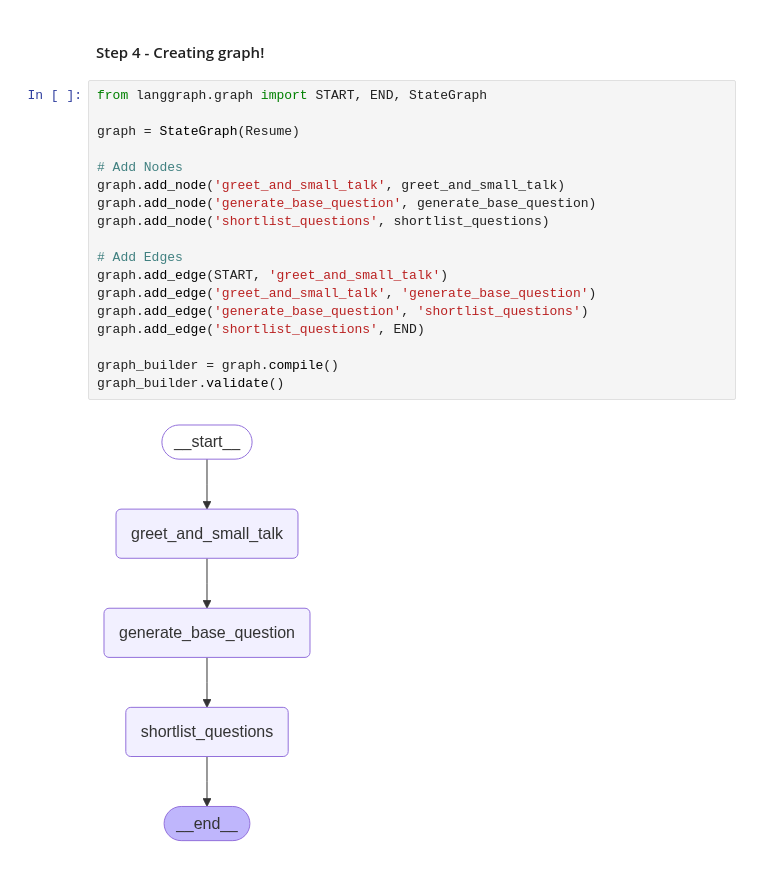
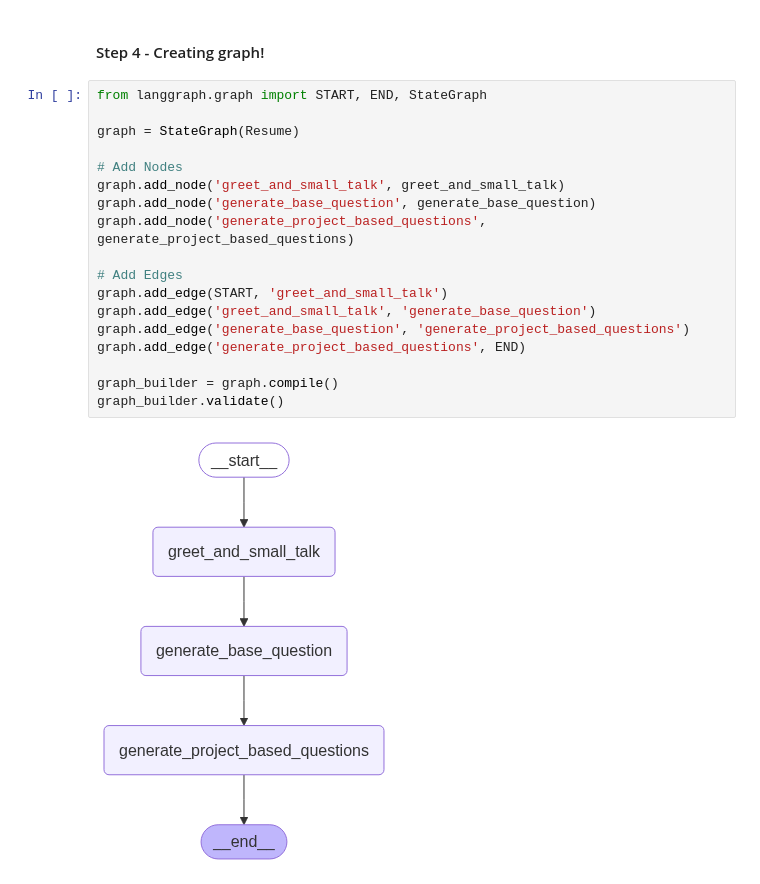
Before and after one commit to suyashl13/AIEvaluate-POC, a Jupyter notebook: docs/01-Generate-Questions-Based-On-Resume.ipynb, the cells around one changed output. Cells and saved outputs as stored; diff of their text form.

Commit message:
Fix: Redundant Questions and Added Project based questions!

```diff
--- a/docs/01-Generate-Questions-Based-On-Resume.ipynb
+++ b/docs/01-Generate-Questions-Based-On-Resume.ipynb
@@ -351,22 +362,22 @@ def shortlist_questions(resume: Resume) -> Resume:
 # %%
 from langgraph.graph import START, END, StateGraph
 
 graph = StateGraph(Resume)
 
 # Add Nodes
 graph.add_node('greet_and_small_talk', greet_and_small_talk)
 graph.add_node('generate_base_question', generate_base_question)
-graph.add_node('shortlist_questions', shortlist_questions)
+graph.add_node('generate_project_based_questions', generate_project_based_questions)
 
 # Add Edges
 graph.add_edge(START, 'greet_and_small_talk')
 graph.add_edge('greet_and_small_talk', 'generate_base_question')
-graph.add_edge('generate_base_question', 'shortlist_questions')
-graph.add_edge('shortlist_questions', END)
+graph.add_edge('generate_base_question', 'generate_project_based_questions')
+graph.add_edge('generate_project_based_questions', END)
 
 graph_builder = graph.compile()
 graph_builder.validate()
 # %% [output]
-[figure, old version]
+[figure, new version]
 # %%
 generated_resume_with_questions = graph_builder.invoke(sample_resume)
```
Also changed, not shown: parts of 5 cells of this notebook.
